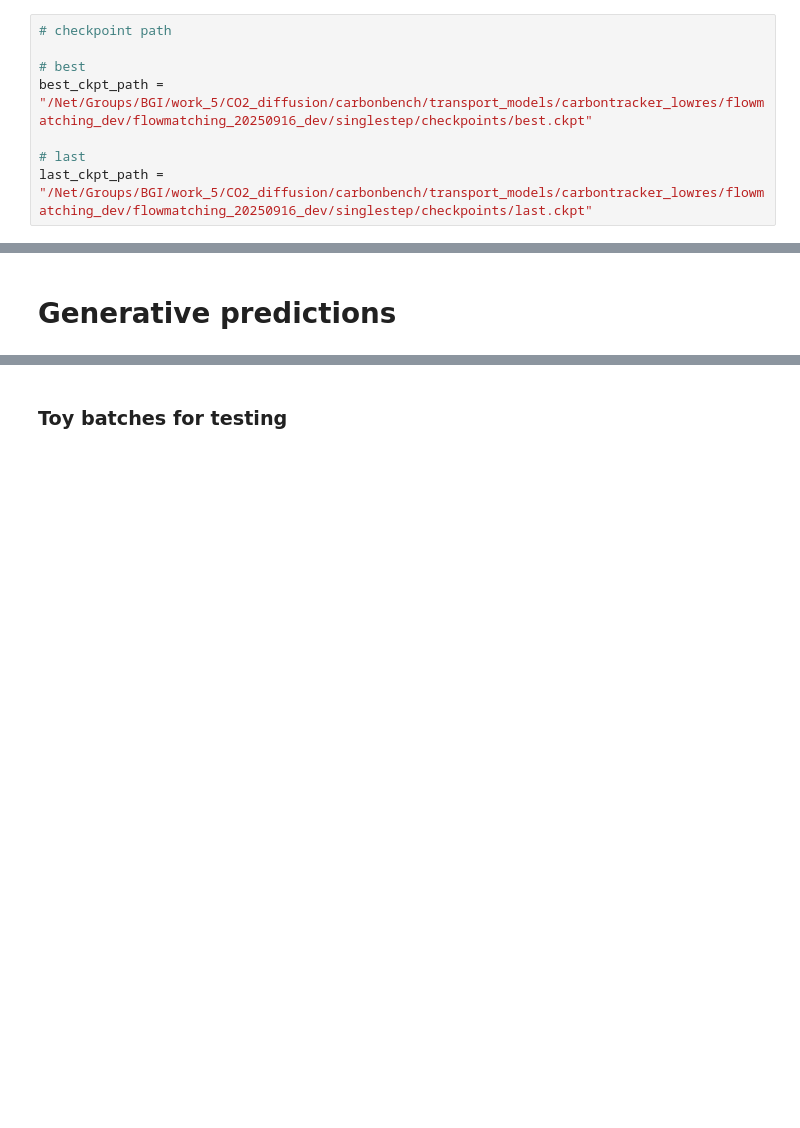
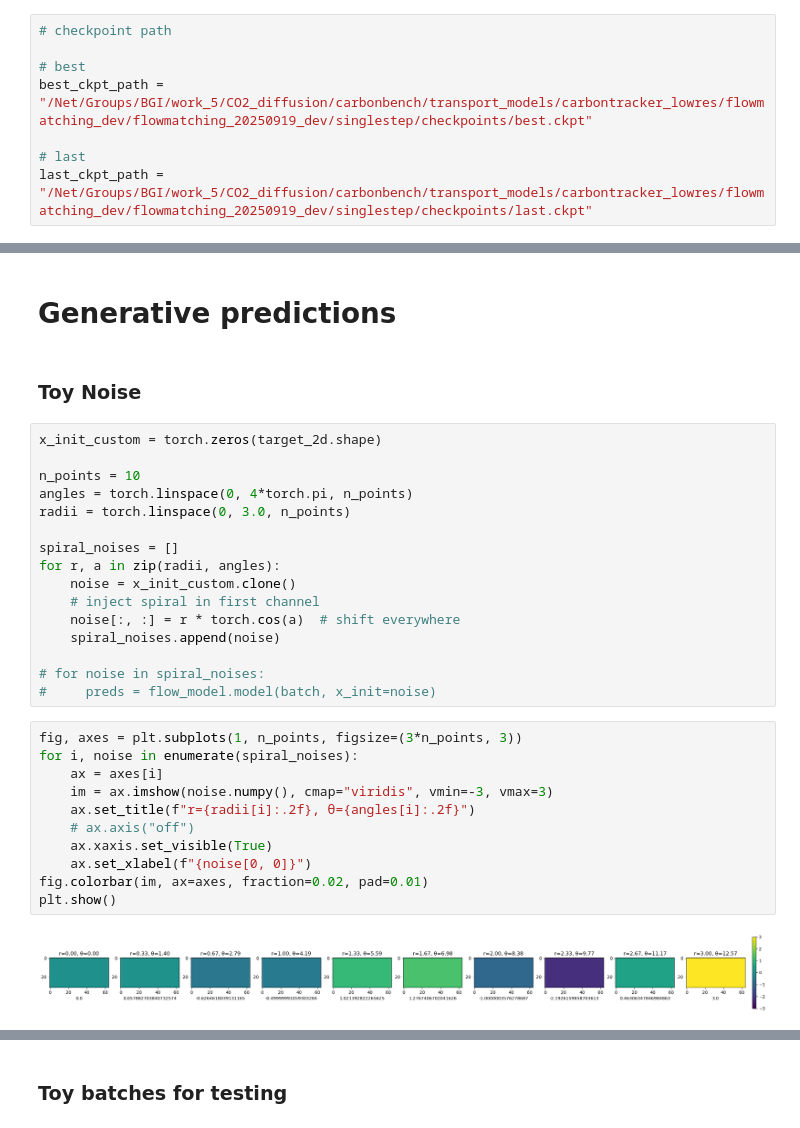
Before and after one commit to vitusbenson/neural_transport, a Jupyter notebook: neural_transport/flowmatching_dev/testScript.ipynb, the cells around one changed output, grey strips where cells are left out. Drawn from its saved outputs; the diff is of its cells as text; blank space fills up the shorter version.

```diff
--- a/neural_transport/flowmatching_dev/testScript.ipynb
+++ b/neural_transport/flowmatching_dev/testScript.ipynb
@@ -299,10 +298,10 @@ litmodule = NeuralTransport(
 # checkpoint path
 
 # best
-best_ckpt_path = "/Net/Groups/BGI/work_5/CO2_diffusion/carbonbench/transport_models/carbontracker_lowres/flowmatching_dev/flowmatching_20250916_dev/singlestep/checkpoints/best.ckpt"
+best_ckpt_path = "/Net/Groups/BGI/work_5/CO2_diffusion/carbonbench/transport_models/carbontracker_lowres/flowmatching_dev/flowmatching_20250919_dev/singlestep/checkpoints/best.ckpt"
 
 # last
-last_ckpt_path = "/Net/Groups/BGI/work_5/CO2_diffusion/carbonbench/transport_models/carbontracker_lowres/flowmatching_dev/flowmatching_20250916_dev/singlestep/checkpoints/last.ckpt"
+last_ckpt_path = "/Net/Groups/BGI/work_5/CO2_diffusion/carbonbench/transport_models/carbontracker_lowres/flowmatching_dev/flowmatching_20250919_dev/singlestep/checkpoints/last.ckpt"
 # %%
 # lit module kwargs
 
@@ -586,3 +602,34 @@ plt.show()
 [figure]
 # %% [markdown]
 # Generative predictions
+# %% [markdown]
+### Toy Noise
+# %%
+x_init_custom = torch.zeros(target_2d.shape)
+
+n_points = 10
+angles = torch.linspace(0, 4*torch.pi, n_points)
+radii = torch.linspace(0, 3.0, n_points)
+
+spiral_noises = []
+for r, a in zip(radii, angles):
+    noise = x_init_custom.clone()
+    # inject spiral in first channel
+    noise[:, :] = r * torch.cos(a)  # shift everywhere
+    spiral_noises.append(noise)
+
+# for noise in spiral_noises:
+#     preds = flow_model.model(batch, x_init=noise)
+# %%
+fig, axes = plt.subplots(1, n_points, figsize=(3*n_points, 3))
+for i, noise in enumerate(spiral_noises):
+    ax = axes[i]
+    im = ax.imshow(noise.numpy(), cmap="viridis", vmin=-3, vmax=3)
+    ax.set_title(f"r={radii[i]:.2f}, θ={angles[i]:.2f}")
+    # ax.axis("off")
+    ax.xaxis.set_visible(True)
+    ax.set_xlabel(f"{noise[0, 0]}")
+fig.colorbar(im, ax=axes, fraction=0.02, pad=0.01)
+plt.show()
+# %% [output]
+[figure, added]
```
Also changed, not shown: parts of 20 cells of this notebook, 3 other files.
